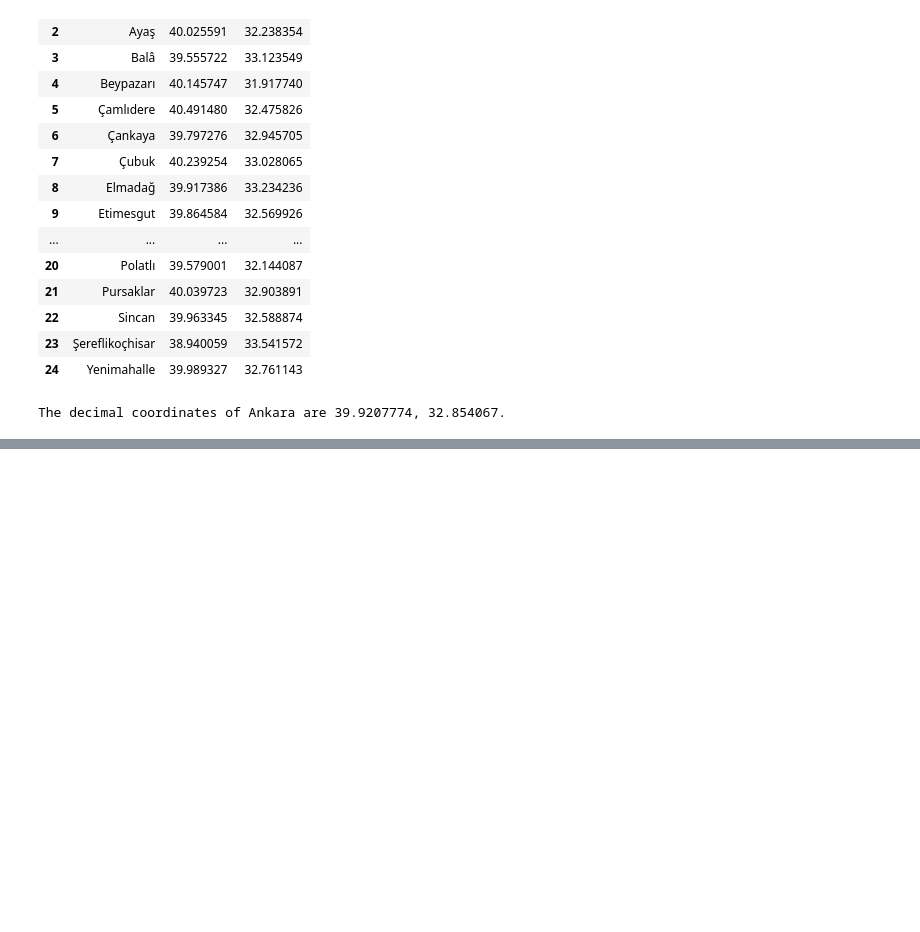
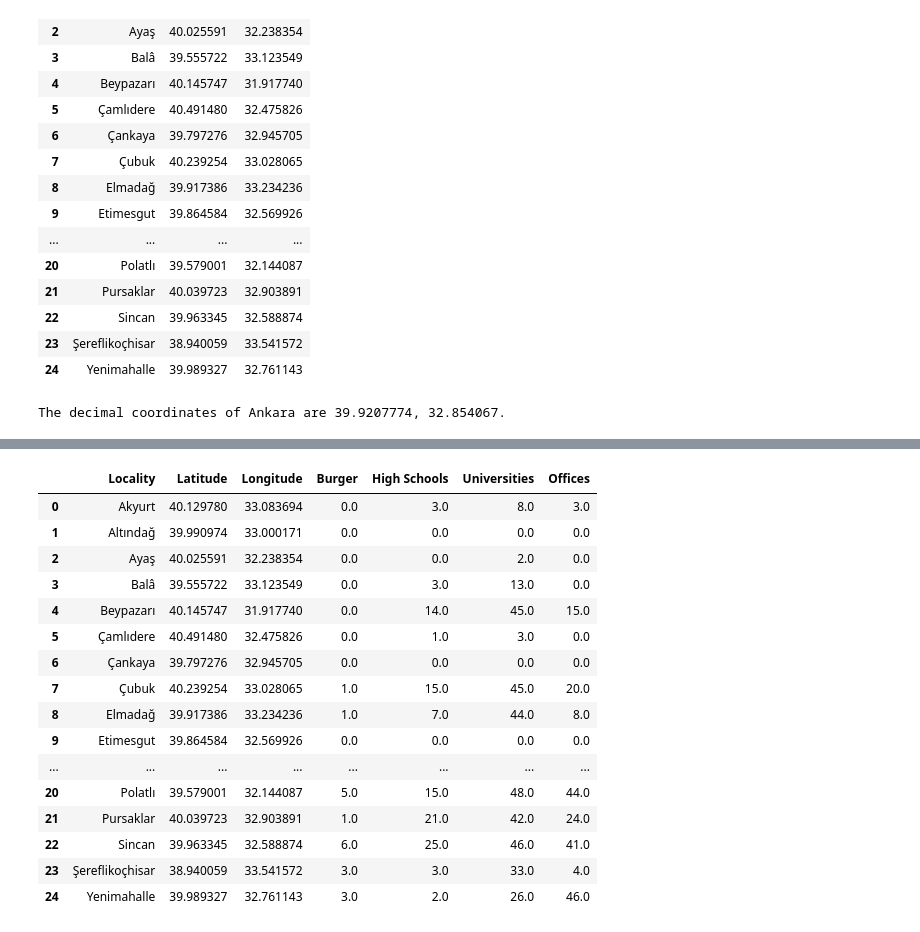
Before and after one commit to ozkankilic/Capstone_Project, a Jupyter notebook: OK_Battle_of_NB_ANKARA.ipynb, the cells around one changed output, grey strips where cells are left out. Saved outputs shown, nothing was run; the diff lists cells and outputs as text; code cells hidden in the pictures; blank space fills up the shorter version.

```diff
--- a/OK_Battle_of_NB_ANKARA.ipynb
+++ b/OK_Battle_of_NB_ANKARA.ipynb
@@ -324,0 +276,10 @@ The geograpical coordinate of Toronto are 43.653963, -79.387207.
+# %%
+# BURGER RESTAURANTS
+ankara_venues_burger = getNearbyVenues(names=df['Localities'], latitudes=df['Latitude'], longitudes=df['Longitude'], radius=1000, categoryIds='4bf58dd8d48988d16c941735')
+# HighSchools
+ankara_venues_highschools = getNearbyVenues(names=df['Localities'], latitudes=df['Latitude'], longitudes=df['Longitude'], radius=1000, categoryIds='4bf58dd8d48988d13d941735')
+
+#Universities
+ankara_venues_universities = getNearbyVenues(names=df['Localities'], latitudes=df['Latitude'], longitudes=df['Longitude'], radius=1000, categoryIds='4d4b7105d754a06372d81259')
+#Business Centers
+ankara_venues_business = getNearbyVenues(names=df['Localities'], latitudes=df['Latitude'], longitudes=df['Longitude'], radius=1000, categoryIds='56aa371be4b08b9a8d573517')
@@ -324,0 +367,34 @@ The geograpical coordinate of Toronto are 43.653963, -79.387207.
+# %%
+def addColumn(startDf, columnTitle, dataDf):
+    grouped = dataDf.groupby('Locality').count()
+
+    for n in startDf['Locality']:
+        try:
+            startDf.loc[startDf['Locality'] == n,columnTitle] = grouped.loc[n, 'Venue']
+        except:
+            startDf.loc[startDf['Locality'] == n,columnTitle] = 0
+# %%
+df.rename(columns={'Localities':'Locality'}, inplace=True)
+addColumn(df, 'Burger', ankara_venues_burger)
+addColumn(df, 'High Schools', ankara_venues_highschools)
+addColumn(df, 'Universities', ankara_venues_universities)
+addColumn(df, 'Offices', ankara_venues_business)
+df
+# %% [output]
+|  | Locality | Latitude | Longitude | Burger | High Schools | Universities | Offices |
+| 0 | Akyurt | 40.129780 | 33.083694 | 0.0 | 3.0 | 8.0 | 3.0 |
+| 1 | Altındağ | 39.990974 | 33.000171 | 0.0 | 0.0 | 0.0 | 0.0 |
+| 2 | Ayaş | 40.025591 | 32.238354 | 0.0 | 0.0 | 2.0 | 0.0 |
+| 3 | Balâ | 39.555722 | 33.123549 | 0.0 | 3.0 | 13.0 | 0.0 |
+| 4 | Beypazarı | 40.145747 | 31.917740 | 0.0 | 14.0 | 45.0 | 15.0 |
+| 5 | Çamlıdere | 40.491480 | 32.475826 | 0.0 | 1.0 | 3.0 | 0.0 |
+| 6 | Çankaya | 39.797276 | 32.945705 | 0.0 | 0.0 | 0.0 | 0.0 |
+| 7 | Çubuk | 40.239254 | 33.028065 | 1.0 | 15.0 | 45.0 | 20.0 |
+| 8 | Elmadağ | 39.917386 | 33.234236 | 1.0 | 7.0 | 44.0 | 8.0 |
+| 9 | Etimesgut | 39.864584 | 32.569926 | 0.0 | 0.0 | 0.0 | 0.0 |
+| ... | ... | ... | ... | ... | ... | ... | ... |
+| 20 | Polatlı | 39.579001 | 32.144087 | 5.0 | 15.0 | 48.0 | 44.0 |
+| 21 | Pursaklar | 40.039723 | 32.903891 | 1.0 | 21.0 | 42.0 | 24.0 |
+| 22 | Sincan | 39.963345 | 32.588874 | 6.0 | 25.0 | 46.0 | 41.0 |
+| 23 | Şereflikoçhisar | 38.940059 | 33.541572 | 3.0 | 3.0 | 33.0 | 4.0 |
+| 24 | Yenimahalle | 39.989327 | 32.761143 | 3.0 | 2.0 | 26.0 | 46.0 |
```
Also changed, not shown: parts of 27 cells of this notebook.
